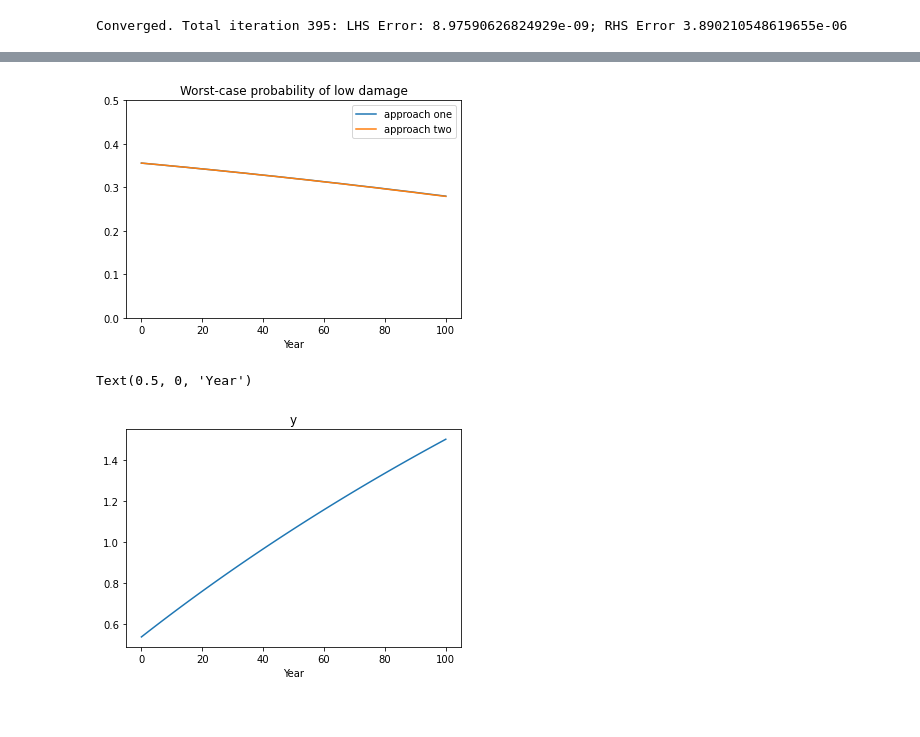
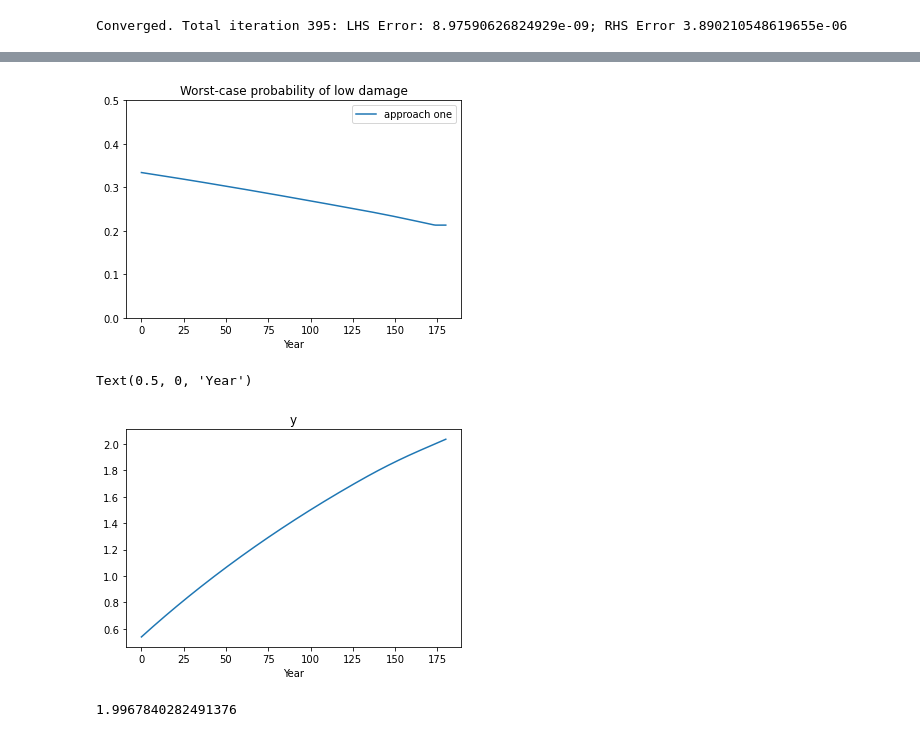
Before and after one commit to lphansen/ClimateUncertaintySpillover, a Jupyter notebook: notebook/ode_jump_approach_one.ipynb, the cells around one changed output, grey strips where cells are left out. Drawn from its saved outputs; the diff is of its cells as text; code cells hidden in the pictures.

Commit message:
updated plots

```diff
--- a/notebook/ode_jump_approach_one.ipynb
+++ b/notebook/ode_jump_approach_one.ipynb
@@ -97,8 +97,8 @@ Converged. Total iteration 2111: LHS Error: 9.987726881655057e-09; RHS Error 4.6
 # Compute ϕ
 ς = .1
 model_paras = (η, δ, θ, πc_o, σ_y, ξ_1m, ξ_2m, ξ_a, ς, γ_1, γ_2, y_bar, ϕ_i, πd_o)
-ϕ, e_tilde, πc, c_entropy = ode_y_jump_approach_one(y_grid_short, model_paras, v0=np.average(ϕ_i, axis=0, weights=πd_o),
-                                                    ϵ=.5, tol=1e-8, max_iter=5_000, print_all=False)
+ϕ, e_tilde, πc, c_entropy, g = ode_y_jump_approach_one(y_grid_short, model_paras, v0=np.average(ϕ_i, axis=0, weights=πd_o),
+                                                    ϵ=.5, tol=1e-8, max_iter=10_000, print_all=False)
 # %% [output]
 Converged. Total iteration 395: LHS Error: 8.97590626824929e-09; RHS Error 3.890210548619655e-06
 # %%
@@ -106,19 +106,21 @@ Converged. Total iteration 395: LHS Error: 8.97590626824929e-09; RHS Error 3.890
 πd_o_reshape = np.zeros((len(πd_o), len(y_grid_short)))
 for i in range(πd_o_reshape.shape[0]):
     πd_o_reshape[i] = πd_o[i]
-πd = [np.exp(1./ξ_2m*(ϕ-ϕ_i[i])) / np.sum(πd_o_reshape*np.exp(1./ξ_2m*(ϕ-ϕ_i)), axis=0)*πd_o[i] for i in range(len(πd_o))]
+πd = [np.exp(1./ξ_2m*(ϕ-ϕ_i[i])) * πd_o[i] for i in range(len(πd_o))]
 πd = np.array(πd)
 # %%
-def simulation(y_grid, e_grid, π_grid, θ=1.86/1000., y_start=.5394, T=50):
+def simulation(y_grid, e_grid, π_grid, g_grid, θ=1.86/1000., y_start=.5394, T=50):
     Et = np.zeros(T+1)
     πt = np.zeros((len(π_grid), T+1))
     yt = np.zeros(T+1)
+    gt = np.zeros_like(πt)
     for i in range(T+1):
         Et[i] = np.interp(y_start, y_grid, e_grid)
         for n in range(πt.shape[0]):
             πt[n, i] = np.interp(y_start, y_grid, π_grid[n])
+            gt[n, i] = np.interp(y_start, y_grid, g_grid[n])
         yt[i] = y_start
         y_start = y_start + Et[i]*θ
-    return Et, yt, πt
+    return Et, yt, πt, gt
 # %%
-Et, yt, πt = simulation(y_grid_short, e_tilde, πd, θ=1.86/1000., y_start=.5394, T=100)
+Et, yt, πt, gt = simulation(y_grid_short, e_tilde, πd, g, θ=1.86/1000., y_start=.5394, T=180)
@@ -127,17 +134,21 @@ check = np.load('check.npy')
 # %%
 plt.plot(πt[0], label='approach one')
-plt.plot(check[0], label='approach two')
+# plt.plot(check[0], label='approach two')
 plt.ylim(0, 0.5)
 plt.title('Worst-case probability of low damage')
 plt.legend()
 plt.xlabel('Year')
 plt.savefig('plot.pdf')
 # %% [output]
-[figure, old version]
+[figure, new version]
 # %%
 plt.plot(yt)
 plt.title('y')
 plt.xlabel('Year')
 # %% [output]
 Text(0.5, 0, 'Year')
-[figure, old version]
+[figure, new version]
+# %%
+yt[-8]
+# %% [output]
+1.9967840282491376
```
Also changed, not shown: parts of 2 cells of this notebook, 20 other files.
